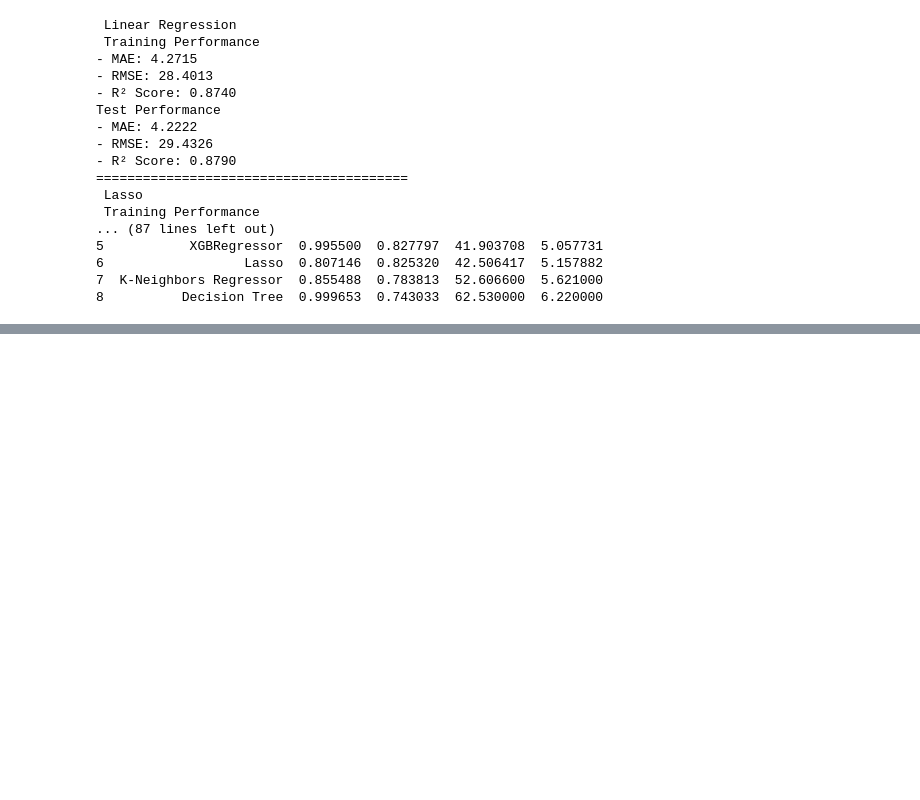
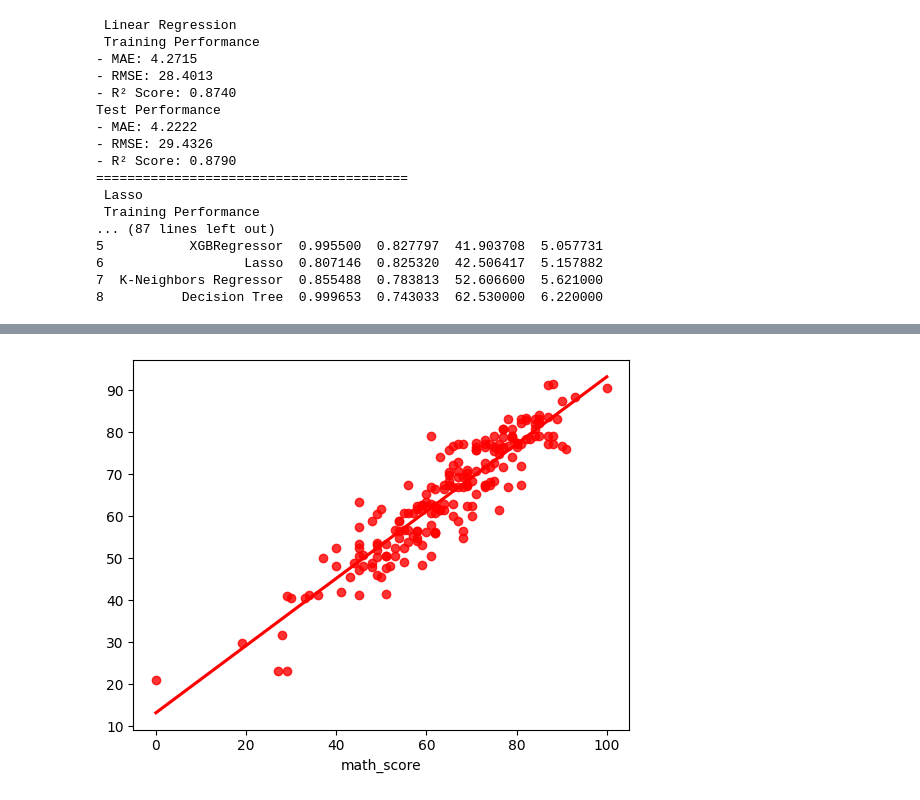
Before and after one commit to AbdulTaufeeq01/mlproject, a Jupyter notebook: notebook/modeltraining.ipynb, the cells around one changed output, grey strips where cells are left out. Cells and saved outputs as stored; diff of their text form; code cells hidden in the pictures; blank space fills up the shorter version.

```diff
--- a/notebook/modeltraining.ipynb
+++ b/notebook/modeltraining.ipynb
@@ -236,0 +293,4 @@ Test Performance
+# %%
+sns.regplot(x=y_test,y=y_pred,ci=None,color ='red');
+# %% [output]
+[figure, added]
```
Also changed, not shown: parts of 6 cells of this notebook, 3 other files.
